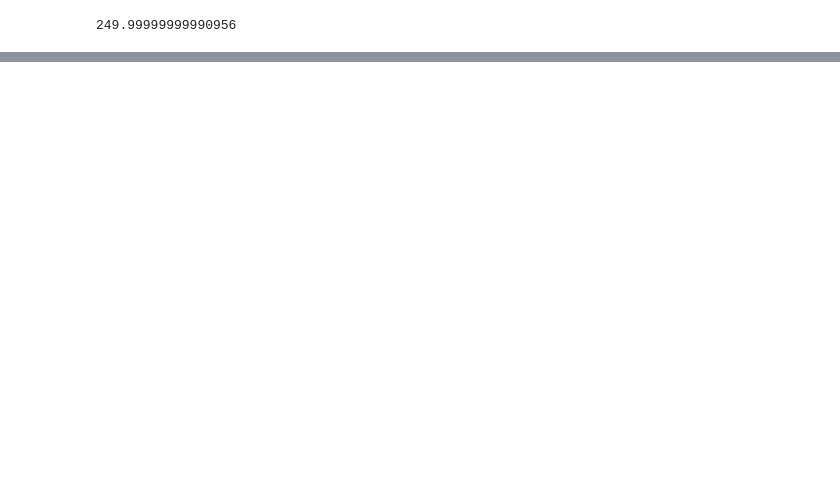
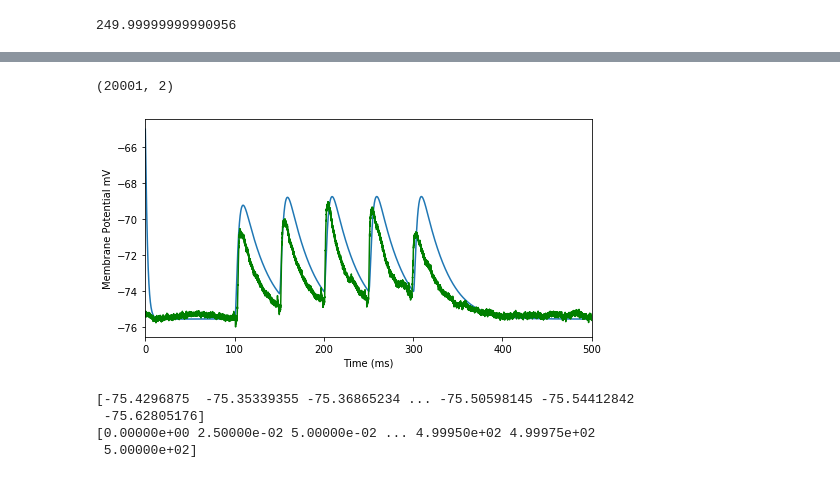
Before and after one commit to Kenzakadri/SU001_Presubiculum_Cell_Model, a Jupyter notebook: Exp2synapse.ipynb, the cells around one changed output, grey strips where cells are left out. Drawn from its saved outputs; the diff is of its cells as text; code cells hidden in the pictures; blank space fills up the shorter version.

```diff
--- a/Exp2synapse.ipynb
+++ b/Exp2synapse.ipynb
@@ -573,0 +585,57 @@ print(t_vec[10000])
+# %%
+print(image.shape)
+x = image[:,0]*1000
+y = image[:,1]
+y = y-10
+
+asyn = h.Exp2Syn(dendrite(0.5))
+
+asyn.tau1 = 1.68799
+asyn.tau2 = 20.8413
+asyn.e = 0
+asyn.i = 0
+s.interval =50
+s.number= 5
+s.noise=0
+s.start=0
+
+
+stim = h.NetCon(s,asyn)
+stim.delay=100
+
+stim.weight[0] = 0.00434124  # 0.0035
+
+#x = x*1000
+
+h.finitialize(-70 * mV)
+
+v_vec = h.Vector()             # Membrane potential vector
+t_vec = h.Vector()
+k_vec = h.Vector()
+na_vec = h.Vector()
+v_vec.record(soma(0.5)._ref_v)
+#k_vec.record(soma(0.5)._ref_h_hh)
+#na_vec.record(soma(0.5._ref_n_hh))
+
+t_vec.record(h._ref_t)
+
+h.tstop = 500
+h.run()
+plt.figure(figsize=(8,4)) # Default figsize is (8,6)
+plt.plot(t_vec, v_vec)
+
+plt.xlabel('Time (ms)')
+plt.xlim(0,500)
+plt.ylabel('Membrane Potential mV')
+plt.plot(x,y,color='g')
+plt.savefig('fit_praxis')
+plt.show()
+print(y)
+print(x)
+# %% [output]
+(20001, 2)
+[figure, added]
+[-75.4296875  -75.35339355 -75.36865234 ... -75.50598145 -75.54412842
+ -75.62805176]
+[0.00000e+00 2.50000e-02 5.00000e-02 ... 4.99950e+02 4.99975e+02
+ 5.00000e+02]
```
Also changed, not shown: parts of 5 cells of this notebook.
